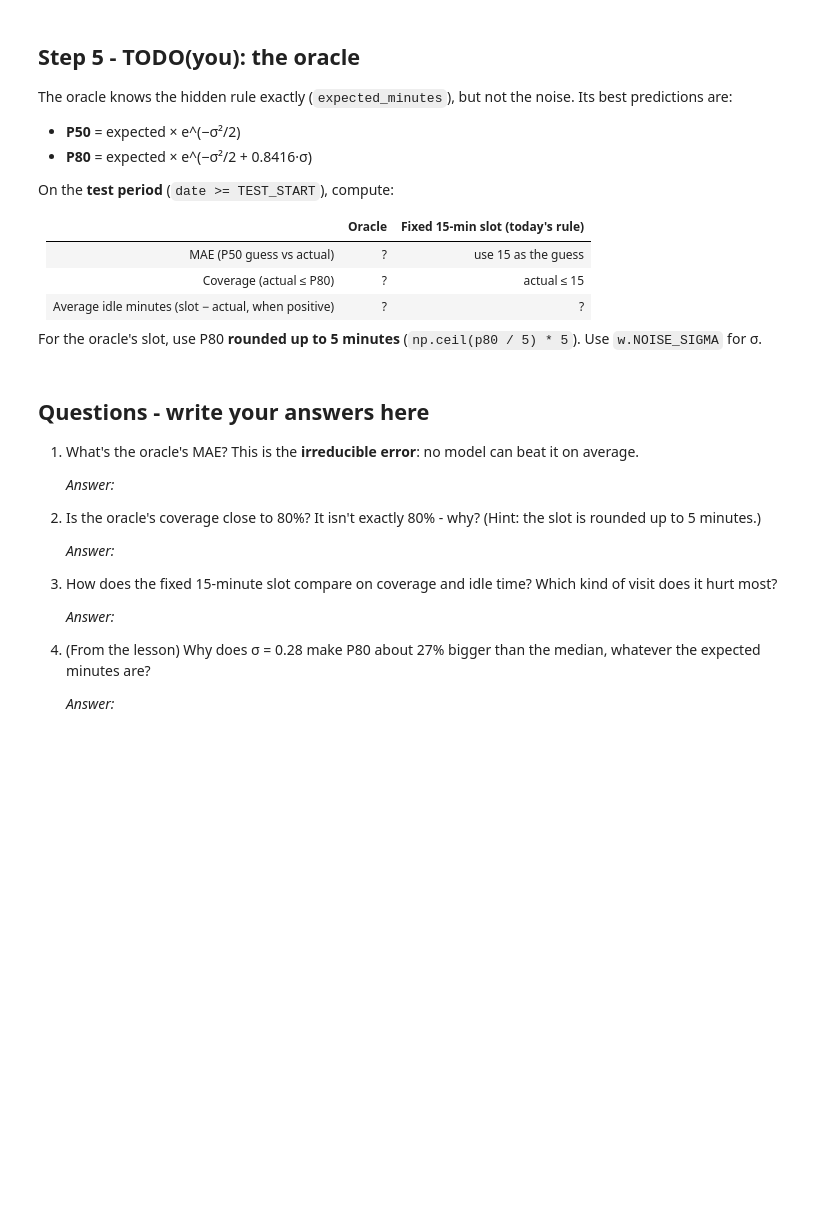
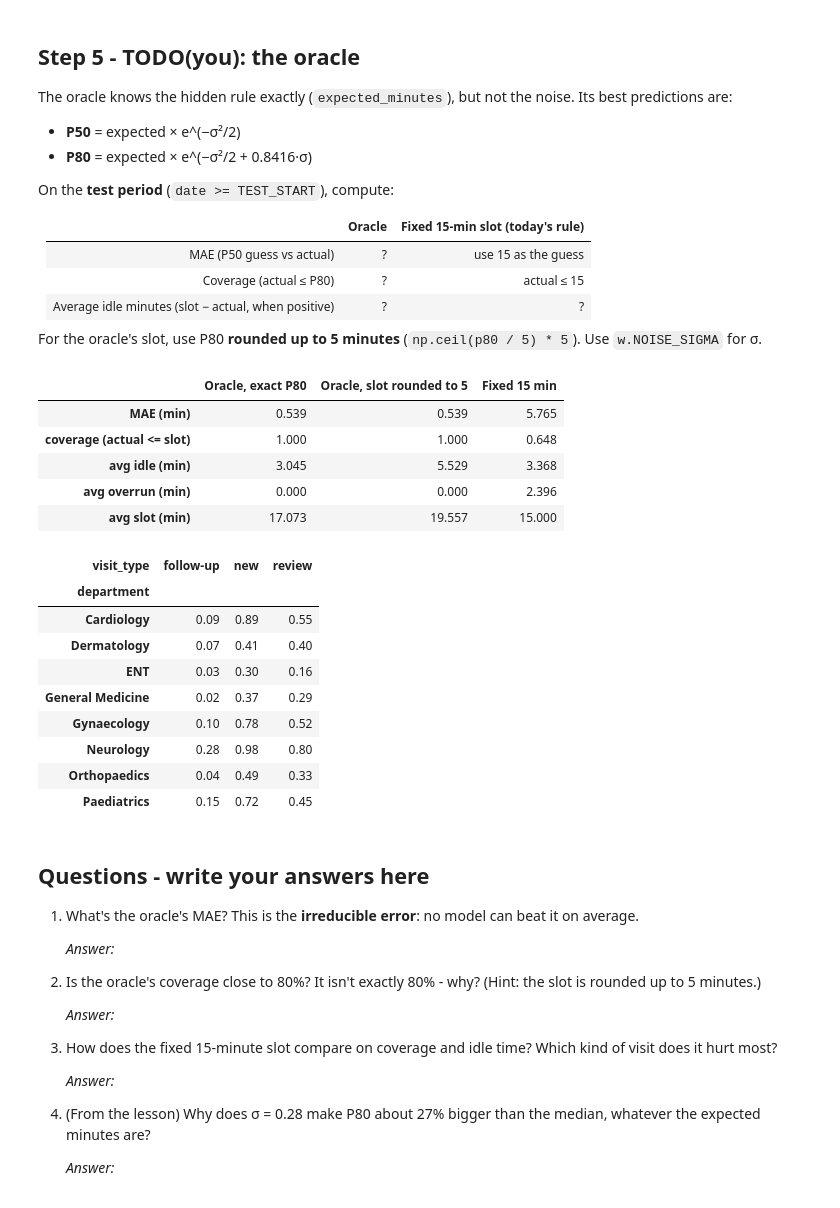
Before and after one commit to rocksolid911/slot-pred-using-lightGBM-XGBoost, a Jupyter notebook: notebooks/A02_simulator.ipynb, the cells around one changed output. Cells and saved outputs as stored; diff of their text form; code cells hidden in the pictures; blank space fills up the shorter version.

```diff
--- a/notebooks/A02_simulator.ipynb
+++ b/notebooks/A02_simulator.ipynb
@@ -140,3 +170,58 @@ test = world[world["date"] >= TEST_START].copy()
+# %%
+test = world[world["date"] >= TEST_START].copy()
+
+# print(test.head())
+
+# oracle P50, P80 and slot columns on `test`, then the metrics for both rows of the table.
+y = test["actual_minutes"]
+test["oracle_P50"] = test["actual_minutes"] * np.exp(-sigma**2 / 2)
+test["oracle_P80"] = test["actual_minutes"] * np.exp(-sigma**2 / 2 +  0.8416 * sigma)
+test["oracle_slot"] = np.ceil(test["oracle_P80"] / 5) * 5
+
+def summarise(guess, slot):
+    guess = pd.Series(guess, index = y.index)
+    slot = pd.Series(slot, index = y.index)
+
+    return{
+        "MAE (min)": (y - guess).abs().mean(),                  # average minutes off
+        "coverage (actual <= slot)": (y <= slot).mean(),        # share finishing within the slot
+        "avg idle (min)": (slot - y).clip(lower=0).mean(),      # doctor waiting; 0 when the visit overran
+        "avg overrun (min)": (y - slot).clip(lower=0).mean(),   # running late; 0 when the visit finished early
+        "avg slot (min)": slot.mean(),
+
+    }
+
+
+table = pd.DataFrame({
+    "Oracle, exact P80": summarise(test["oracle_P50"], test["oracle_P80"]),
+    "Oracle, slot rounded to 5": summarise(test["oracle_P50"], test["oracle_slot"]),
+    "Fixed 15 min": summarise(15, 15),
+}).round(3)
+display(table)
+
+
+# --- Who does the fixed 15-minute slot hurt? Share of visits that overrun -------
+overrun_15 = (test.assign(overran=y > 15)
+                  .groupby(["department", "visit_type"])["overran"].mean()
+                  .unstack().round(2))
+display(overrun_15)
+# %% [output]
+|  | Oracle, exact P80 | Oracle, slot rounded to 5 | Fixed 15 min |
+| MAE (min) | 0.539 | 0.539 | 5.765 |
+| coverage (actual <= slot) | 1.000 | 1.000 | 0.648 |
+| avg idle (min) | 3.045 | 5.529 | 3.368 |
+| avg overrun (min) | 0.000 | 0.000 | 2.396 |
+| avg slot (min) | 17.073 | 19.557 | 15.000 |
+| visit_type | follow-up | new | review |
+| department |  |  |  |
+| Cardiology | 0.09 | 0.89 | 0.55 |
+| Dermatology | 0.07 | 0.41 | 0.40 |
+| ENT | 0.03 | 0.30 | 0.16 |
+| General Medicine | 0.02 | 0.37 | 0.29 |
+| Gynaecology | 0.10 | 0.78 | 0.52 |
+| Neurology | 0.28 | 0.98 | 0.80 |
+| Orthopaedics | 0.04 | 0.49 | 0.33 |
+| Paediatrics | 0.15 | 0.72 | 0.45 |
 # %% [markdown]
 ## Questions - write your answers here
 
```
Also changed, not shown: parts of 7 cells of this notebook, 2 other files.
